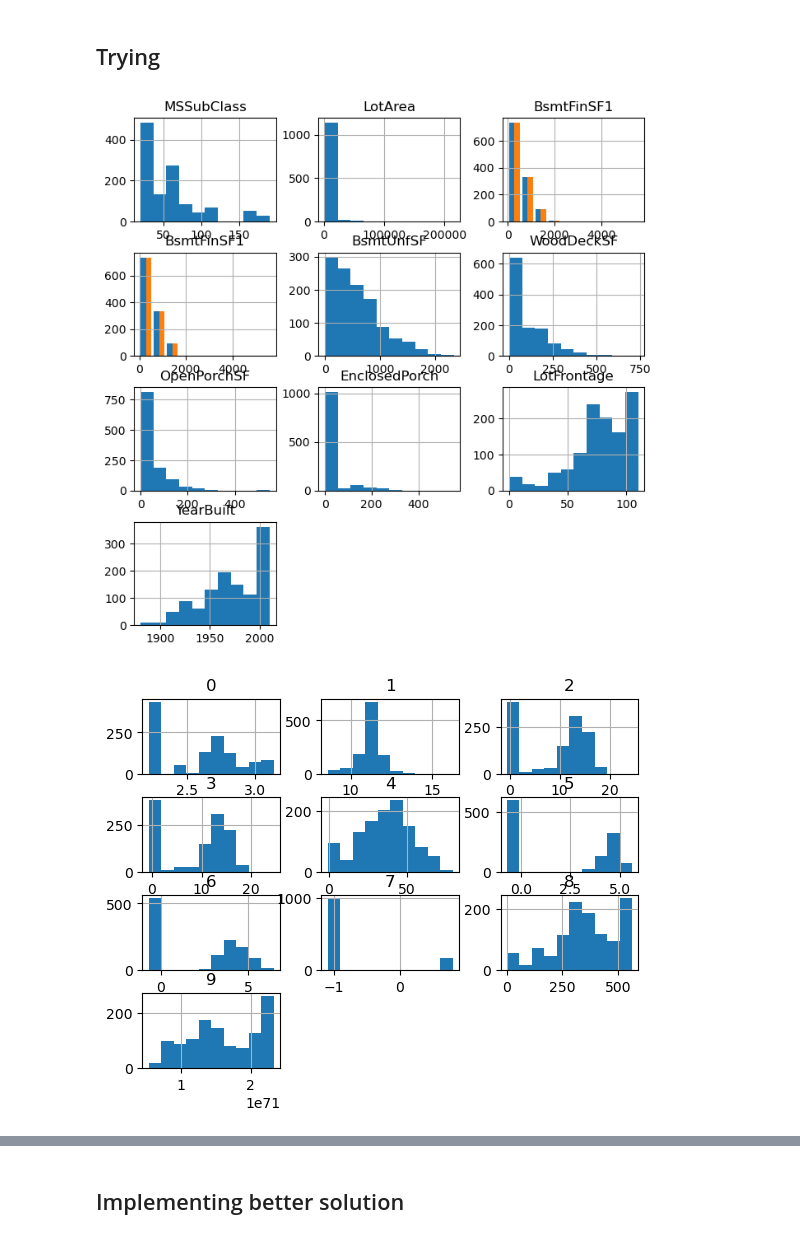
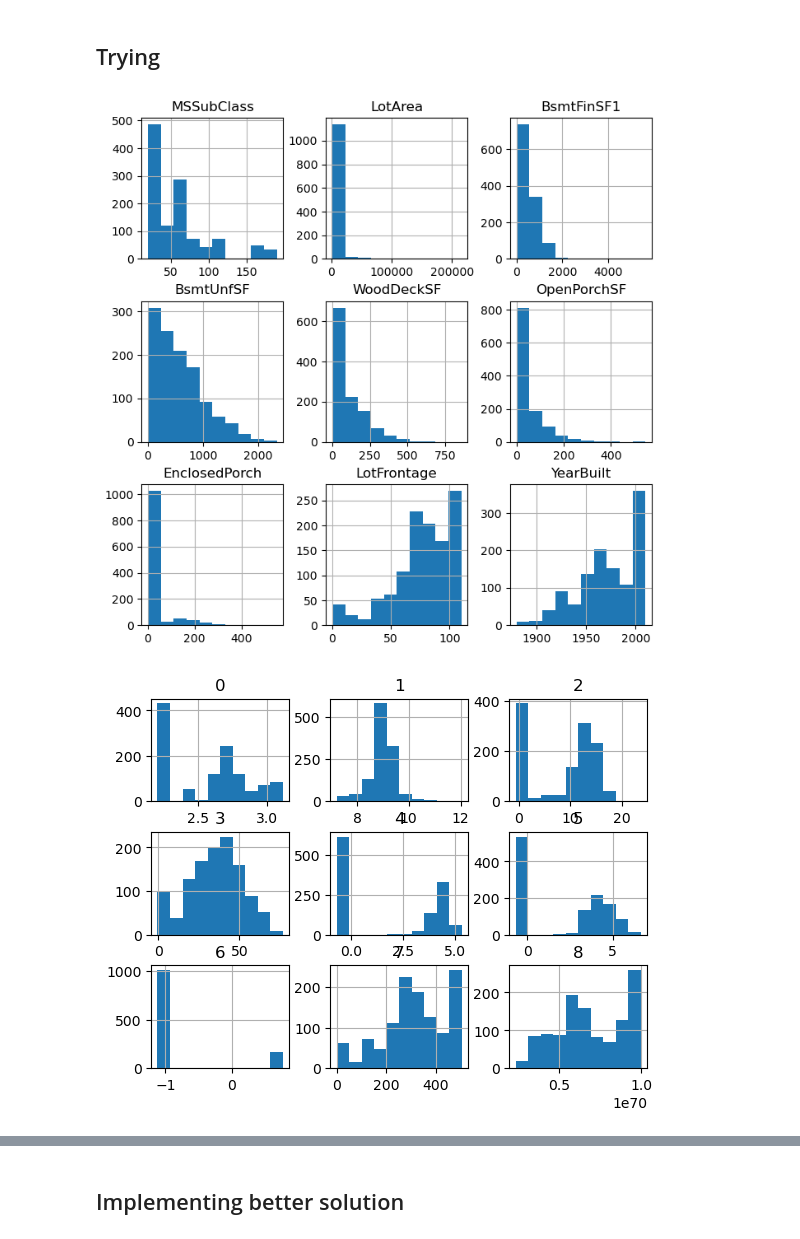
Before and after one commit to Alejolamilla/House-Prices, a Jupyter notebook: house_prices.ipynb, the cells around one changed output, grey strips where cells are left out. Saved outputs shown, nothing was run; the diff lists cells and outputs as text; code cells hidden in the pictures.

```diff
--- a/house_prices.ipynb
+++ b/house_prices.ipynb
@@ -104,12 +105,12 @@ Normalicing the variables skewed to the right
 # %% [markdown]
 ## Trying
 # %%
-right_skwed = ["MSSubClass", "LotArea", "BsmtFinSF1", "BsmtFinSF1", "BsmtUnfSF", "WoodDeckSF", "OpenPorchSF", "EnclosedPorch", "LotFrontage", "YearBuilt"]
+right_skwed = ["MSSubClass", "LotArea", "BsmtFinSF1", "BsmtUnfSF", "WoodDeckSF", "OpenPorchSF", "EnclosedPorch", "LotFrontage", "YearBuilt"]
 
 train_data[right_skwed].hist(figsize = (8,8))
 plt.show()
 # %% [output]
-[figure, old version]
+[figure, new version]
 # %%
 from scipy import stats
 
@@ -126,7 +127,7 @@ transformed_df = pd.DataFrame(transformed_data).T
 transformed_df.hist()
 plt.show()
 # %% [output]
-[figure, old version]
+[figure, new version]
 # %%
 transformed_data = []
 lambda_values = []
```
Also changed, not shown: parts of 14 cells of this notebook.
